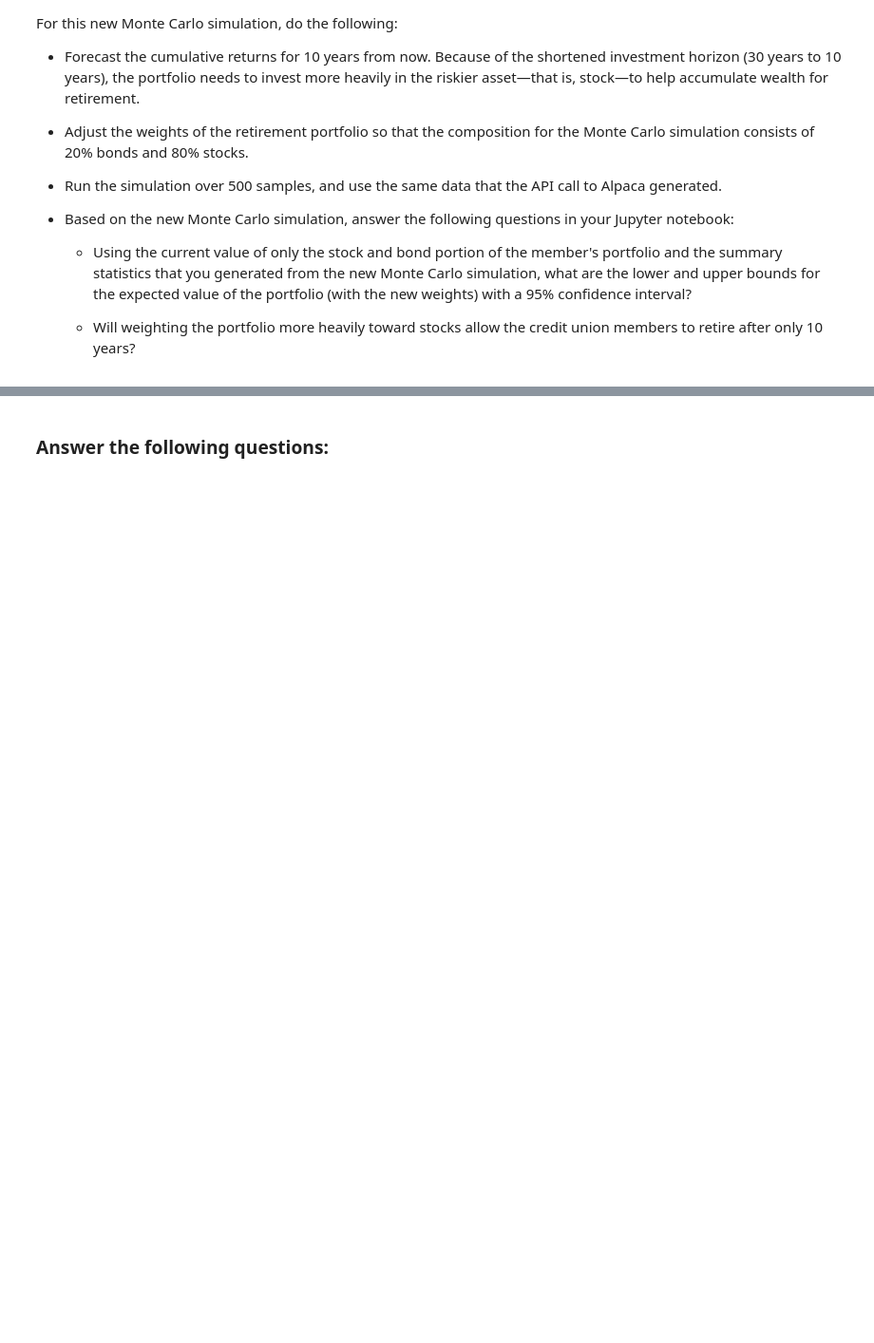
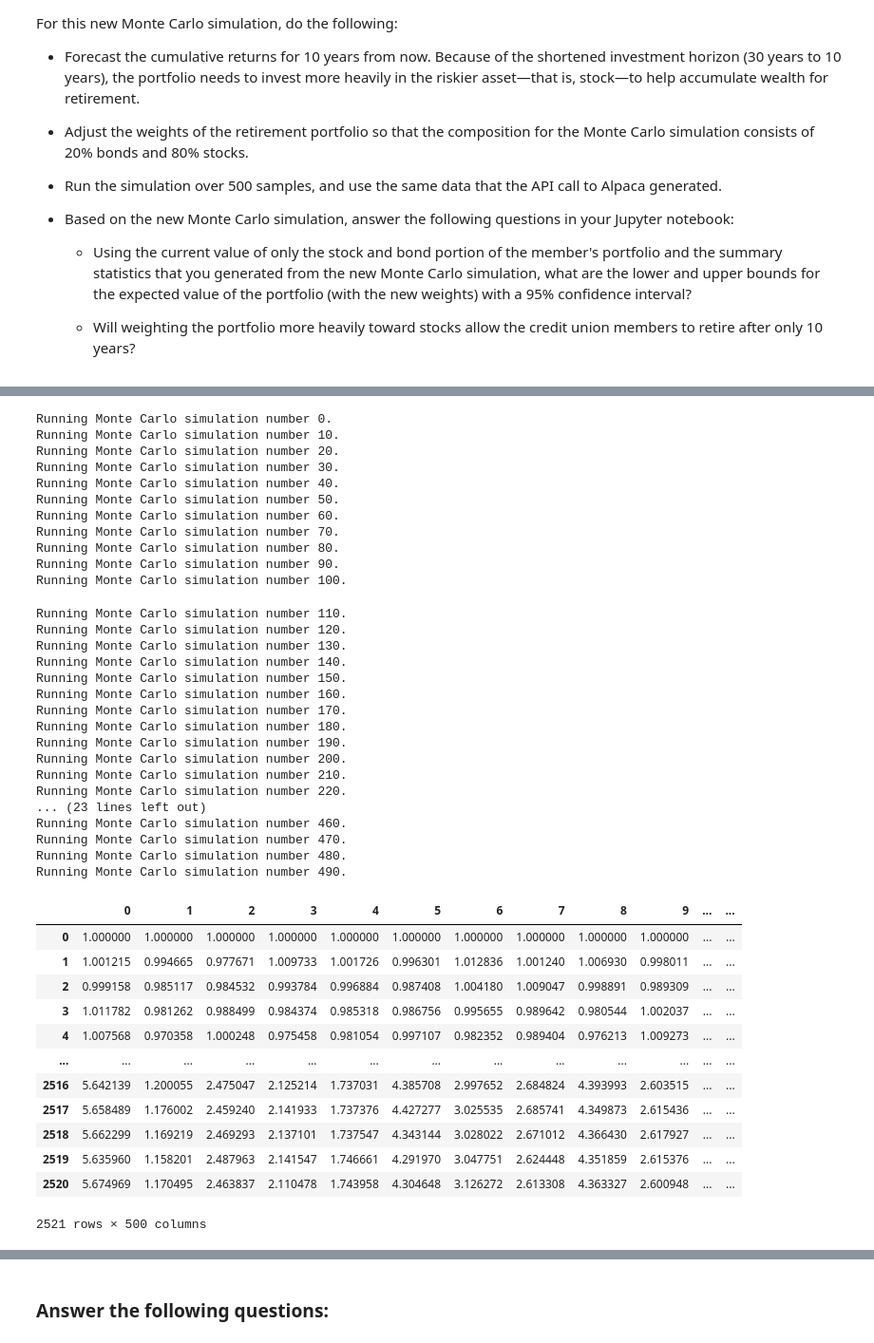
Before and after one commit to ssenhouse/challenge-05-042023, a Jupyter notebook: Starter_Code/financial_planning_tools.ipynb, the cells around one changed output, grey strips where cells are left out. Shown at 95% size. Drawn from its saved outputs; the diff is of its cells as text; code cells hidden in the pictures; blank space fills up the shorter version.

```diff
--- a/Starter_Code/financial_planning_tools.ipynb
+++ b/Starter_Code/financial_planning_tools.ipynb
@@ -647,6 +666,48 @@ For this new Monte Carlo simulation, do the following:
 # %%
 # Run the Monte Carlo simulation to forecast 10 years cumulative returns
-# YOUR CODE HERE
+MC_tenyear.calc_cumulative_return()
+# %% [output]
+Running Monte Carlo simulation number 0.
+Running Monte Carlo simulation number 10.
+Running Monte Carlo simulation number 20.
+Running Monte Carlo simulation number 30.
+Running Monte Carlo simulation number 40.
+Running Monte Carlo simulation number 50.
+Running Monte Carlo simulation number 60.
+Running Monte Carlo simulation number 70.
+Running Monte Carlo simulation number 80.
+Running Monte Carlo simulation number 90.
+Running Monte Carlo simulation number 100.
+Running Monte Carlo simulation number 110.
+Running Monte Carlo simulation number 120.
+Running Monte Carlo simulation number 130.
+Running Monte Carlo simulation number 140.
+Running Monte Carlo simulation number 150.
+Running Monte Carlo simulation number 160.
+Running Monte Carlo simulation number 170.
+Running Monte Carlo simulation number 180.
+Running Monte Carlo simulation number 190.
+Running Monte Carlo simulation number 200.
+Running Monte Carlo simulation number 210.
+Running Monte Carlo simulation number 220.
+... (23 lines left out)
+Running Monte Carlo simulation number 460.
+Running Monte Carlo simulation number 470.
+Running Monte Carlo simulation number 480.
+Running Monte Carlo simulation number 490.
+|  | 0 | 1 | 2 | 3 | 4 | 5 | 6 | 7 | 8 | 9 | ... | ... |
+| 0 | 1.000000 | 1.000000 | 1.000000 | 1.000000 | 1.000000 | 1.000000 | 1.000000 | 1.000000 | 1.000000 | 1.000000 | ... | ... |
+| 1 | 1.001215 | 0.994665 | 0.977671 | 1.009733 | 1.001726 | 0.996301 | 1.012836 | 1.001240 | 1.006930 | 0.998011 | ... | ... |
+| 2 | 0.999158 | 0.985117 | 0.984532 | 0.993784 | 0.996884 | 0.987408 | 1.004180 | 1.009047 | 0.998891 | 0.989309 | ... | ... |
+| 3 | 1.011782 | 0.981262 | 0.988499 | 0.984374 | 0.985318 | 0.986756 | 0.995655 | 0.989642 | 0.980544 | 1.002037 | ... | ... |
+| 4 | 1.007568 | 0.970358 | 1.000248 | 0.975458 | 0.981054 | 0.997107 | 0.982352 | 0.989404 | 0.976213 | 1.009273 | ... | ... |
+| ... | ... | ... | ... | ... | ... | ... | ... | ... | ... | ... | ... | ... |
+| 2516 | 5.642139 | 1.200055 | 2.475047 | 2.125214 | 1.737031 | 4.385708 | 2.997652 | 2.684824 | 4.393993 | 2.603515 | ... | ... |
+| 2517 | 5.658489 | 1.176002 | 2.459240 | 2.141933 | 1.737376 | 4.427277 | 3.025535 | 2.685741 | 4.349873 | 2.615436 | ... | ... |
+| 2518 | 5.662299 | 1.169219 | 2.469293 | 2.137101 | 1.737547 | 4.343144 | 3.028022 | 2.671012 | 4.366430 | 2.617927 | ... | ... |
+| 2519 | 5.635960 | 1.158201 | 2.487963 | 2.141547 | 1.746661 | 4.291970 | 3.047751 | 2.624448 | 4.351859 | 2.615376 | ... | ... |
+| 2520 | 5.674969 | 1.170495 | 2.463837 | 2.110478 | 1.743958 | 4.304648 | 3.126272 | 2.613308 | 4.363327 | 2.600948 | ... | ... |
+2521 rows × 500 columns
 # %%
 # Visualize the 10-year Monte Carlo simulation by creating an
 # overlay line plot
```
Also changed, not shown: parts of 7 cells of this notebook, 2 other files.
